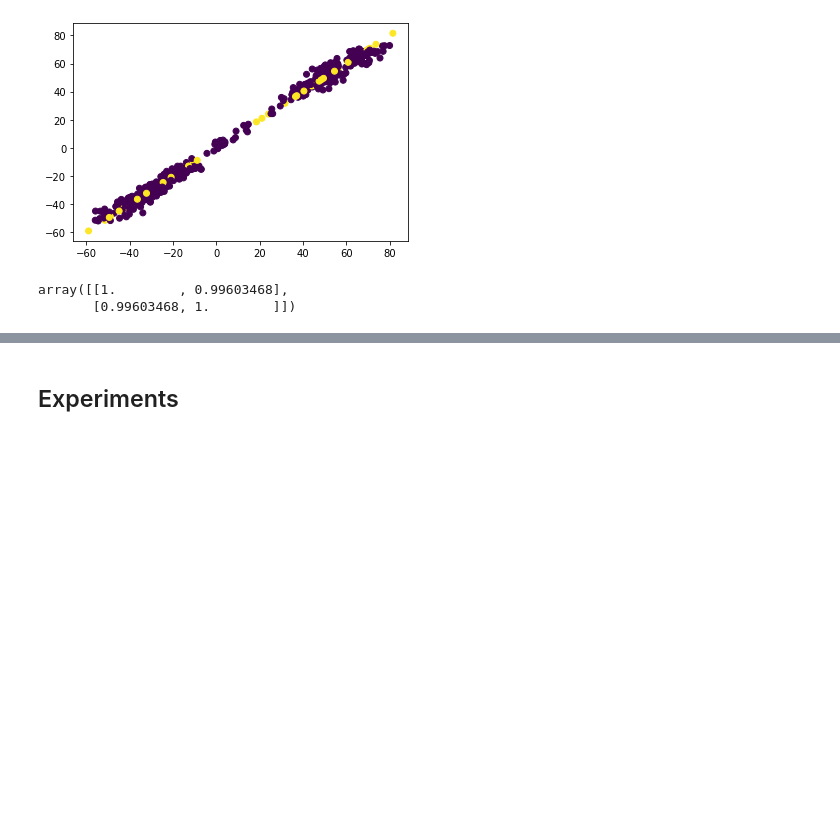
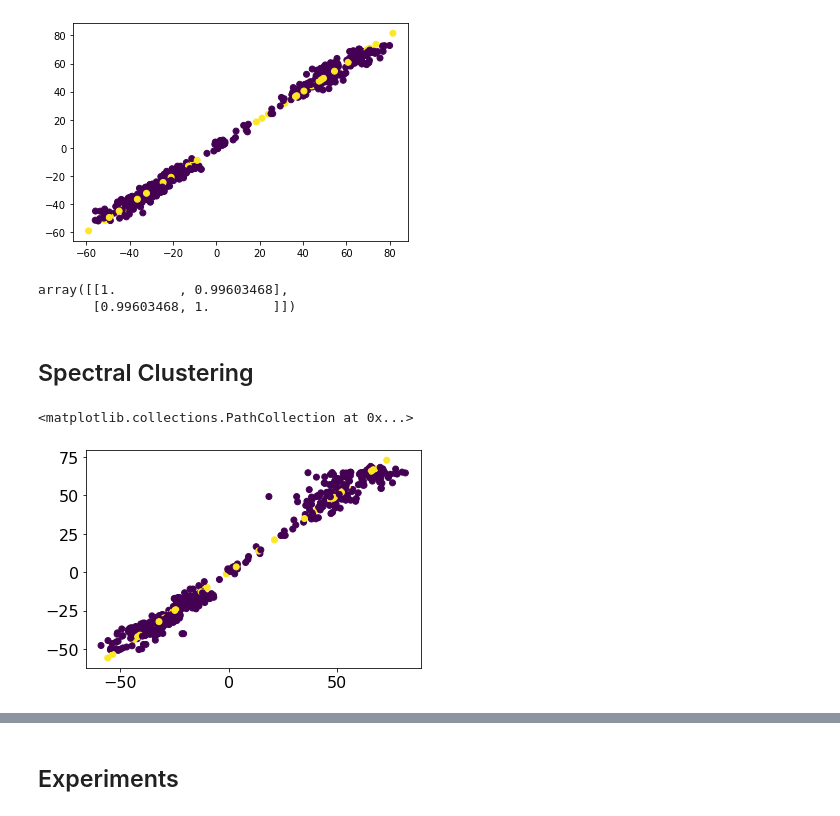
Before and after one commit to arnav-b/sensor-placement, a Jupyter notebook: speed-baselines.ipynb, the cells around one changed output, grey strips where cells are left out. Drawn from its saved outputs; the diff is of its cells as text; code cells hidden in the pictures; blank space fills up the shorter version.

```diff
--- a/speed-baselines.ipynb
+++ b/speed-baselines.ipynb
@@ -284,3 +284,5 @@ np.corrcoef(np.array(list(pred.values())), np.array(list(signal.values())))
 # %% [output]
 array([[1.        , 0.99603468],
        [0.99603468, 1.        ]])
+# %% [markdown]
+## Spectral Clustering
@@ -286,0 +314,6 @@ array([[1.        , 0.99603468],
+# %%
+pred = speed_prediction(G, {s: signal[s] for s in sensors})
+plt.scatter(list(signal.values()), list(pred.values()), c = [1 if e in sensors else 0 for e in signal])
+# %% [output]
+<matplotlib.collections.PathCollection at 0x...>
+[figure, added]
```
Also changed, not shown: parts of 10 cells of this notebook, 8 other files.
